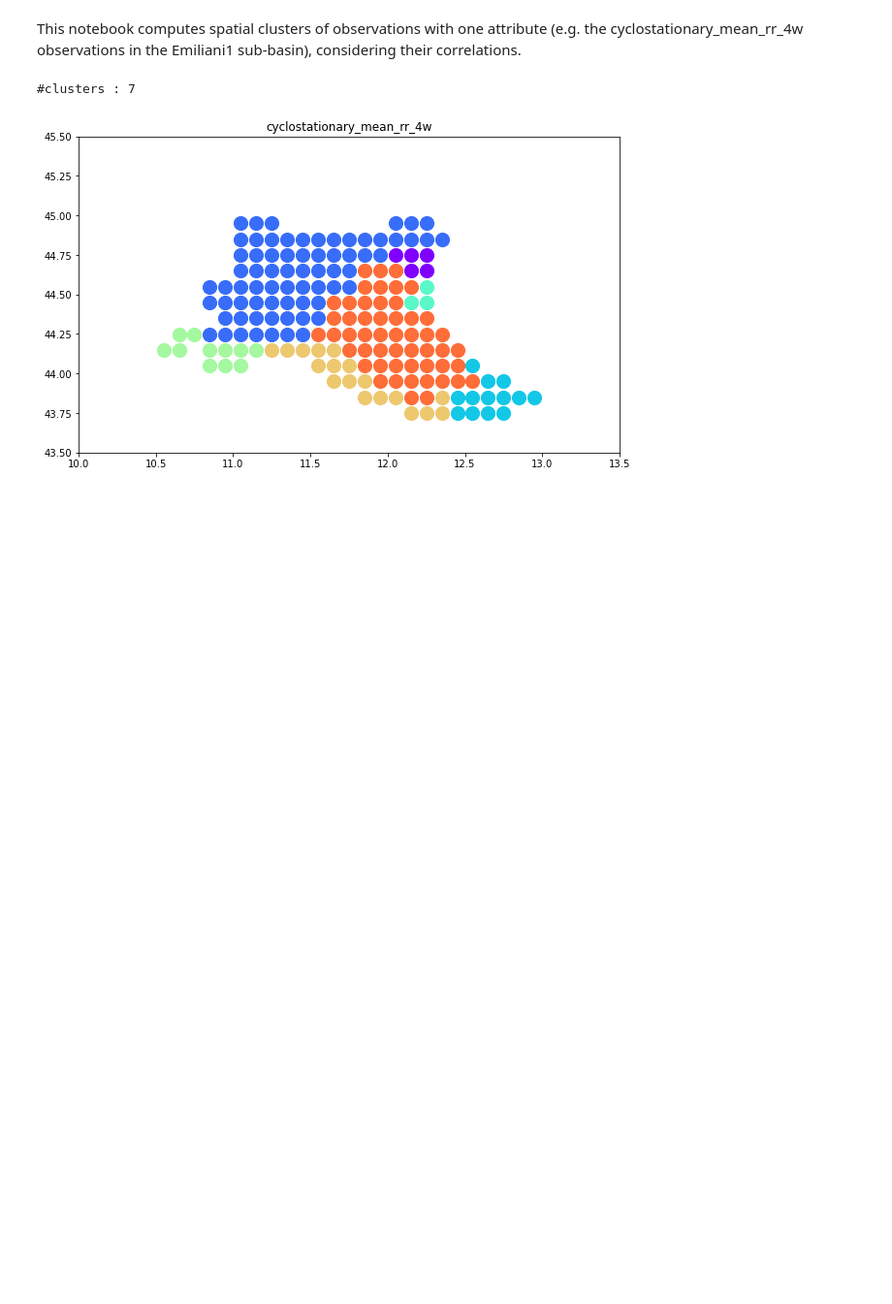
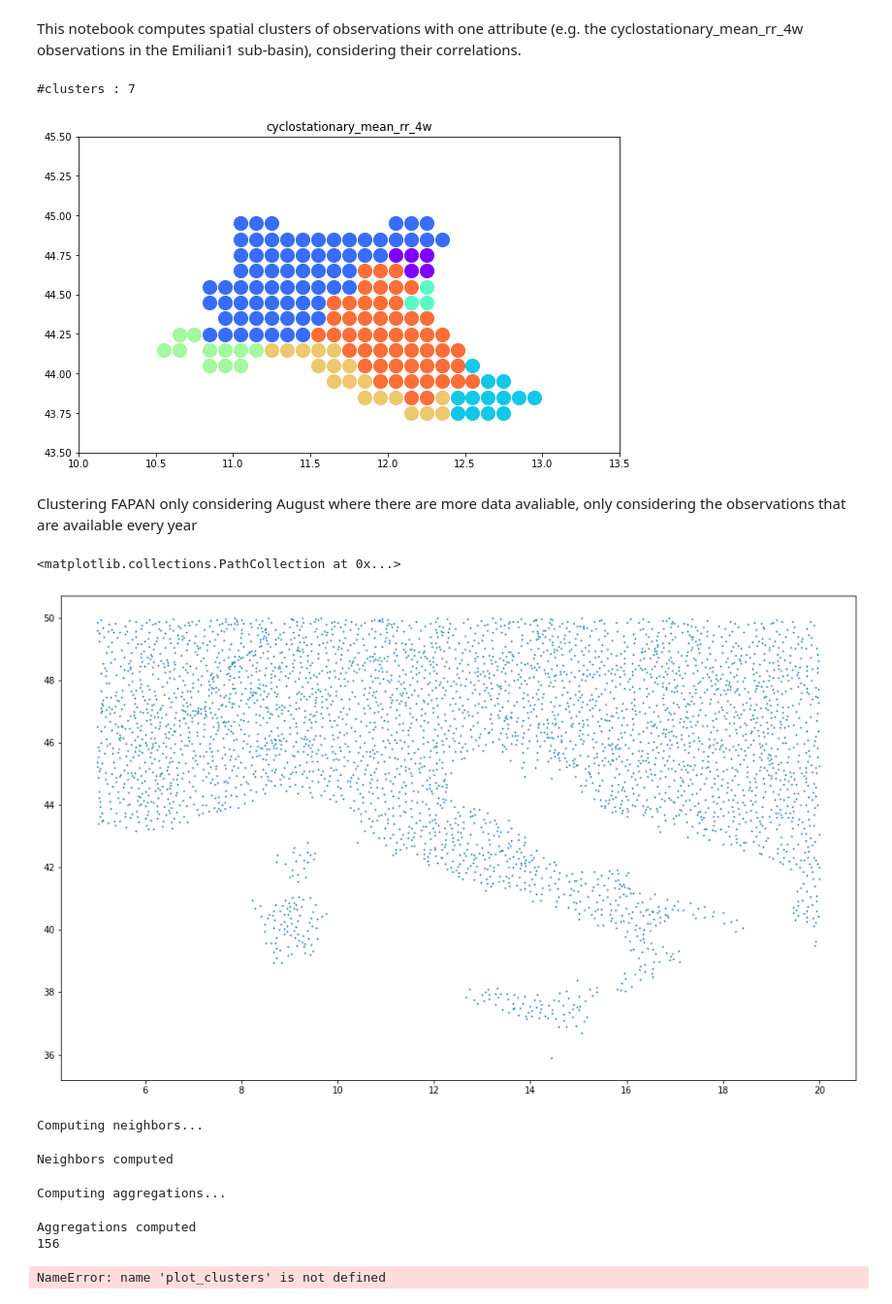
Before and after one commit to climateintelligence/Droughts, a Jupyter notebook: Andrés/notebooks/correlation_clustering.ipynb, the cells around one changed output. Shown at 97% size. Cells and saved outputs as stored; diff of their text form; code cells hidden in the pictures; blank space fills up the shorter version.

Commit message:
add FAPAN_agust csv and modify notebooks

```diff
--- a/Andrés/notebooks/correlation_clustering.ipynb
+++ b/Andrés/notebooks/correlation_clustering.ipynb
@@ -63,3 +64,5 @@ plot_clusters(output, xmin=10, xmax=13.5, ymin=43.5, ymax=45.5)
 # %% [output]
 #clusters : 7
 [figure]
+# %% [markdown]
+Clustering FAPAN only considering August where there are more data avaliable, only considering the observations that are available every year
@@ -65,0 +92,12 @@ plot_clusters(output, xmin=10, xmax=13.5, ymin=43.5, ymax=45.5)
+# %%
+df = pd.read_csv("../data/FAPAN_august_no_nan.csv")
+df = df.iloc[:,1:]
+df = df.drop_duplicates() # There is one duplicate!
+# %%
+df = df[(df['x'] >= 5) & (df['x'] <= 20) & (df['y'] >= 35) & (df['y'] <= 50)]
+# %%
+plt.figure(figsize=(16,10))
+plt.scatter(df['x'], df['y'], s=1)
+# %% [output]
+<matplotlib.collections.PathCollection at 0x...>
+[figure, added]
@@ -65,0 +115,13 @@ plot_clusters(output, xmin=10, xmax=13.5, ymin=43.5, ymax=45.5)
+# %%
+neighbors_05 = compute_neighbors(new_df, scale=0.5)
+# %% [output]
+Computing neighbors...
+Neighbors computed
+# %%
+clusters_05_08 = CorrelationClustering(new_df, neighbors_05).compute_clusters(threshold=0.8)
+print(len(clusters_05_08))
+# %% [output]
+Computing aggregations...
+Aggregations computed
+156
+NameError: name 'plot_clusters' is not defined
```
Also changed, not shown: parts of 16 cells of this notebook, 4 other files.
